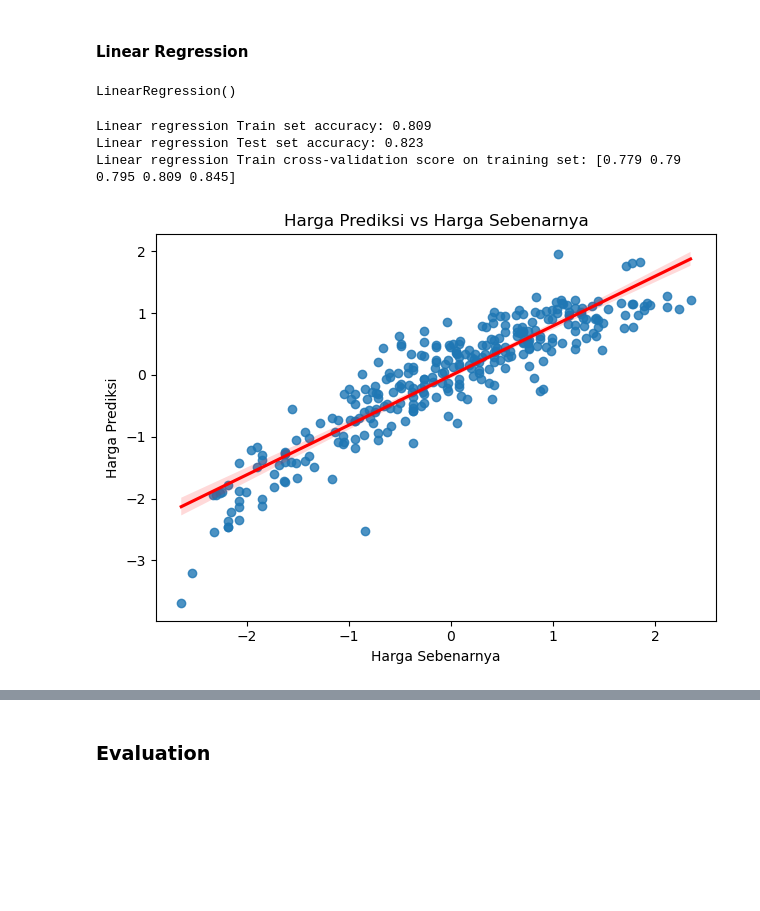
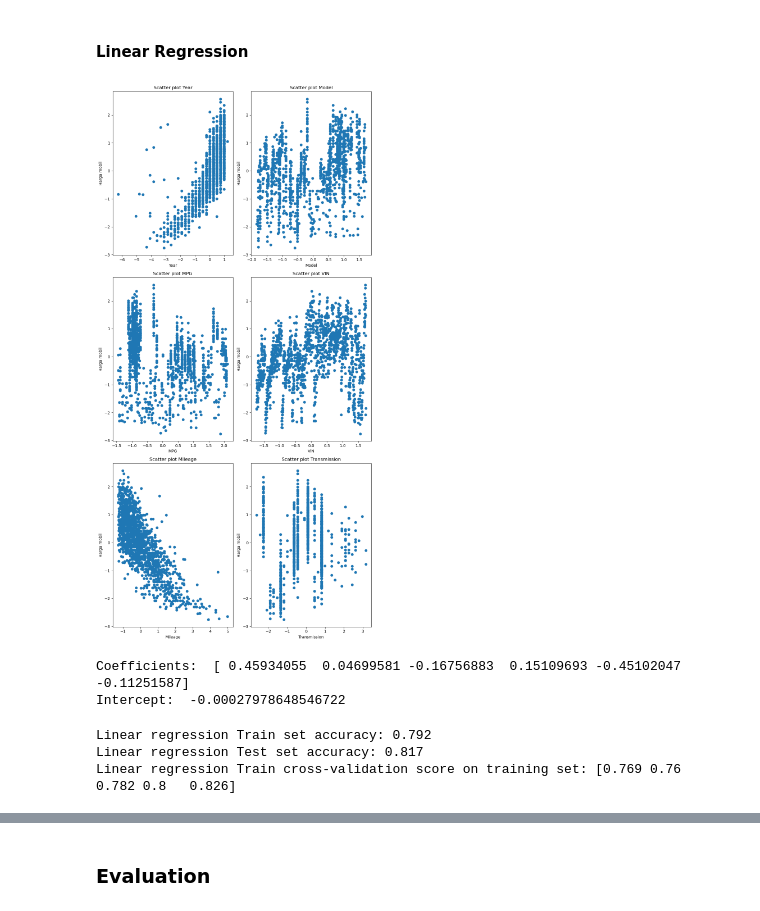
Before and after one commit to daff00/Honda-UsedCarPrice-Prediction, a Jupyter notebook: Project DATMOD.ipynb, the cells around one changed output, grey strips where cells are left out. Saved outputs shown, nothing was run; the diff lists cells and outputs as text; code cells hidden in the pictures; blank space fills up the shorter version.

```diff
--- a/Project DATMOD.ipynb
+++ b/Project DATMOD.ipynb
@@ -466,0 +449,4 @@ used_feature
+# %%
+# Memilih feature yang digunakan berdasarkan korelasi dan feature importance
+used_feature = used[['Year', 'Model', 'MPG', 'VIN', 'Mileage', 'Transmission', 'Price']]
+used_feature
@@ -469,6 +469,28 @@ used_feature
 # %%
 X = used_feature.drop(columns='Price')
 y = used_feature['Price']
+# %%
+# Lihatscatterplot antara independen variabel dengan dependen variabel (price)
+
+col = X.columns
+
+# Mengatur ukuran dan layout subplot
+fig, axes = plt.subplots(3, 2, figsize=(10, 20))
+axes = axes.flatten()
+
+# Loop untuk membuat scatter plot
+for i, prediktor in enumerate(col):
+    ax = axes[i]
+    ax.scatter(X[prediktor], y)
+    ax.set_xlabel(prediktor)
+    ax.set_ylabel('Harga mobil')
+    ax.set_title(f'Scatter plot {prediktor}')
+
+# Menampilkan plot
+plt.tight_layout()
+plt.show()
+# %% [output]
+[figure, added]
 # %%
 # Train test split
 X_train, X_test, y_train, y_test = train_test_split(X, y, test_size=0.2, random_state=1) # Membagi data train dengan test (80:20)
@@ -476,8 +498,12 @@ X_train, X_test, y_train, y_test = train_test_split(X, y, test_size=0.2, random_
 # LinearRegression
 lr = LinearRegression()
 lr.fit(X_train, y_train)
+
+print ('Coefficients: ', lr.coef_)
+print ('Intercept: ', lr.intercept_)
 # %% [output]
-LinearRegression()
+Coefficients:  [ 0.45934055  0.04699581 -0.16756883  0.15109693 -0.45102047 -0.11251587]
+Intercept:  -0.00027978648546722
 # %%
 # See the accuracy on the training and test set
 print("Linear regression Train set accuracy: {}".format(np.round(lr.score(X_train, y_train), 3)))
@@ -486,19 +512,9 @@ print("Linear regression Test set accuracy: {}".format(np.round(lr.score(X_test,
 # Cross-val score
 print("Linear regression Train cross-validation score on training set: {}".format(np.round(cross_val_score(lr, X_train, y_train), 3)))
 # %% [output]
-Linear regression Train set accuracy: 0.809
-Linear regression Test set accuracy: 0.823
-Linear regression Train cross-validation score on training set: [0.779 0.79  0.795 0.809 0.845]
+Linear regression Train set accuracy: 0.792
+Linear regression Test set accuracy: 0.817
+Linear regression Train cross-validation score on training set: [0.769 0.76  0.782 0.8   0.826]
 # %%
 # Make prediction
 y_pred = lr.predict(X_test)
-# %%
-# Visualize
-sns.regplot(x=y_test, y=y_pred, line_kws={"color": "red"})
-plt.title("Harga Prediksi vs Harga Sebenarnya")
-plt.xlabel("Harga Sebenarnya")
-plt.ylabel("Harga Prediksi")
-plt.tight_layout()
-plt.show()
-# %% [output]
-[figure, removed]
```
Also changed, not shown: parts of 33 cells of this notebook.
